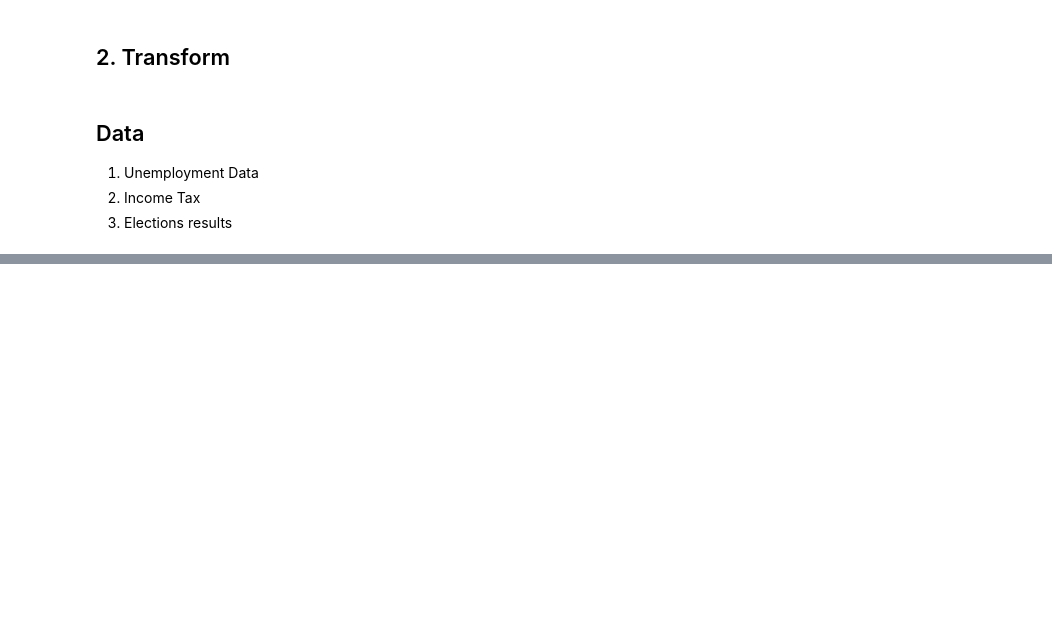
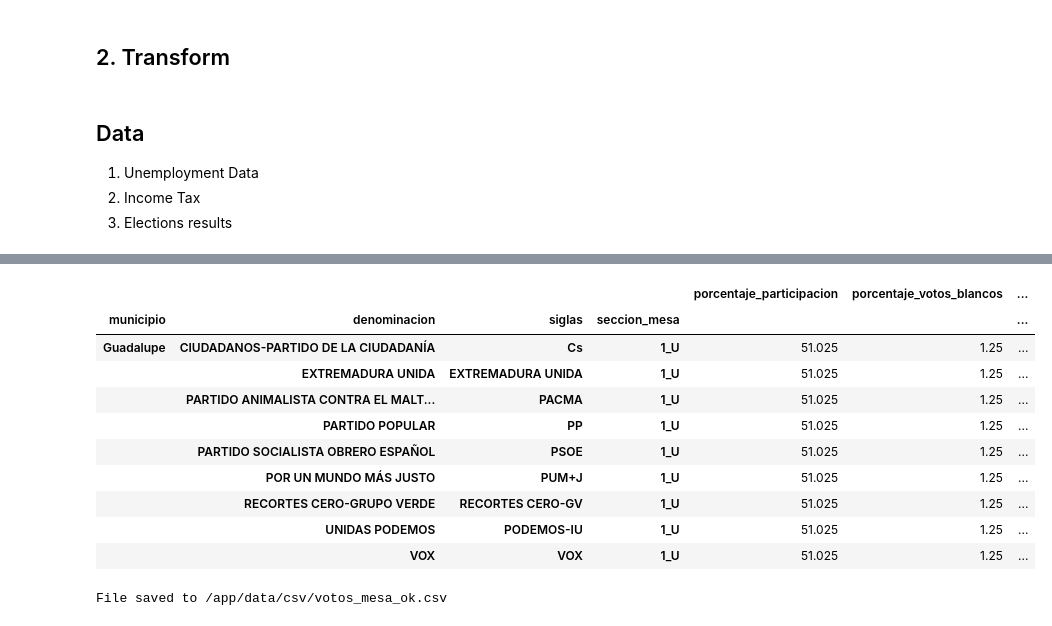
Before and after one commit to iaguerri/ih-data-powerbi, a Jupyter notebook: jupyter/transform.ipynb, the cells around one changed output, grey strips where cells are left out. Drawn from its saved outputs; the diff is of its cells as text; code cells hidden in the pictures; blank space fills up the shorter version.

```diff
--- a/jupyter/transform.ipynb
+++ b/jupyter/transform.ipynb
@@ -70,0 +484,7 @@ paro = csv_unemployment('paro_provincias')
+# %%
+votos_mesa['porcentaje_participacion'] = round(((votos_mesa['participacion_2']/ votos_mesa['censo_ine'])*100),2)
+votos_mesa['porcentaje_votos_partido'] = round(((votos_mesa['votos']/ votos_mesa['participacion_2'])*100),2)
+votos_mesa['porcentaje_votos_nulos'] = round(((votos_mesa['votos_nulos']/ votos_mesa['participacion_2'])*100),2)
+votes_municipios['porcentaje_votos_blancos'] = round(((votos_mesa['votos_blancos']/ votos_mesa['participacion_2'])*100),2)
+# %%
+votos_mesa['seccion_mesa']= votos_mesa['codigo_seccion'].astype(str) + '_' + votos_mesa['codigo_mesa']
@@ -70,0 +504,28 @@ paro = csv_unemployment('paro_provincias')
+# %%
+municipio_ejemplo = votos_mesa[votos_mesa["municipio"]=='Buenamadre']
+# %%
+def get_data_from_municipality(name):
+    municipio_ejemplo = votos_mesa[votos_mesa["municipio"]==str(name)]
+    pivoti=municipio_ejemplo.pivot_table(index=['municipio','denominacion','siglas','seccion_mesa'],
+                         values=['porcentaje_votos_partido','porcentaje_participacion',
+                                 'porcentaje_votos_nulos','porcentaje_votos_blancos'])
+
+    return pivoti
+# %%
+get_data_from_municipality('Guadalupe')
+# %% [output]
+|  |  |  |  | porcentaje_participacion | porcentaje_votos_blancos | ... |
+| municipio | denominacion | siglas | seccion_mesa |  |  | ... |
+| Guadalupe | CIUDADANOS-PARTIDO DE LA CIUDADANÍA | Cs | 1_U | 51.025 | 1.25 | ... |
+|  | EXTREMADURA UNIDA | EXTREMADURA UNIDA | 1_U | 51.025 | 1.25 | ... |
+|  | PARTIDO ANIMALISTA CONTRA EL MALT... | PACMA | 1_U | 51.025 | 1.25 | ... |
+|  | PARTIDO POPULAR | PP | 1_U | 51.025 | 1.25 | ... |
+|  | PARTIDO SOCIALISTA OBRERO ESPAÑOL | PSOE | 1_U | 51.025 | 1.25 | ... |
+|  | POR UN MUNDO MÁS JUSTO | PUM+J | 1_U | 51.025 | 1.25 | ... |
+|  | RECORTES CERO-GRUPO VERDE | RECORTES CERO-GV | 1_U | 51.025 | 1.25 | ... |
+|  | UNIDAS PODEMOS | PODEMOS-IU | 1_U | 51.025 | 1.25 | ... |
+|  | VOX | VOX | 1_U | 51.025 | 1.25 | ... |
+# %%
+export_to_csv(votos_mesa,'/app/data/csv/votos_mesa_ok.csv')
+# %% [output]
+File saved to /app/data/csv/votos_mesa_ok.csv
```
Also changed, not shown: parts of 69 cells of this notebook, 20 other files.
